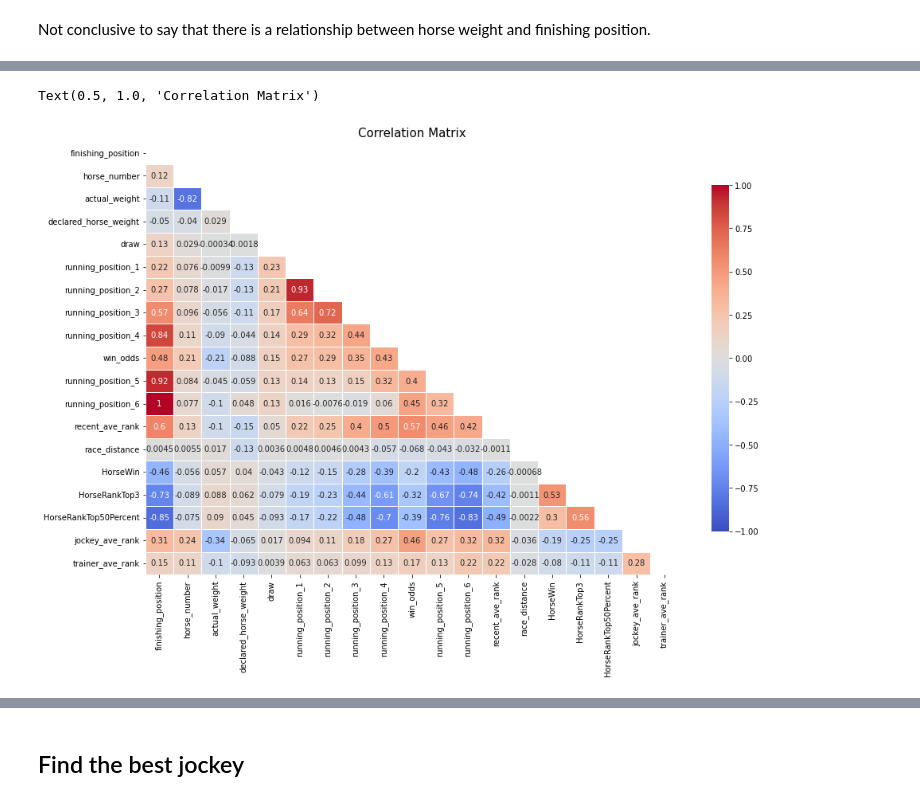
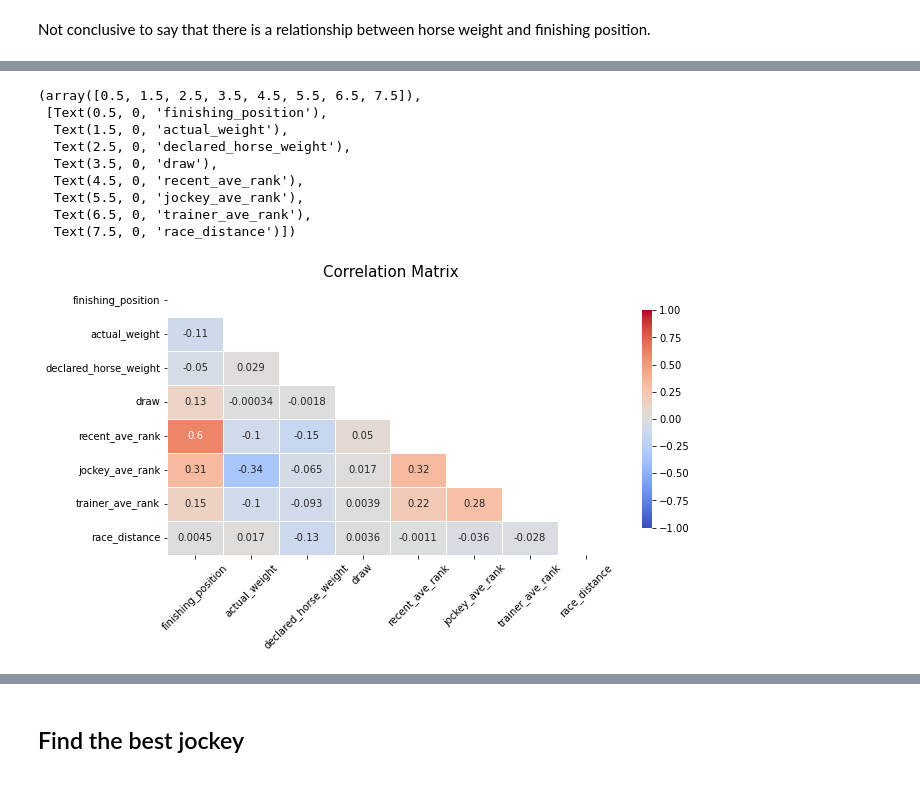
Before and after one commit to ethan-eplee/HorseRacePrediction, a Jupyter notebook: 02_eda.ipynb, the cells around one changed output, grey strips where cells are left out. Saved outputs shown, nothing was run; the diff lists cells and outputs as text; code cells hidden in the pictures.

```diff
--- a/02_eda.ipynb
+++ b/02_eda.ipynb
@@ -200,17 +211,32 @@ time: 15 ms (started: 2022-10-19 00:31:29 +08:00)
 # %%
+# keep only features we want
+cols = ['finishing_position', 'actual_weight', 'declared_horse_weight', 'draw', 'recent_ave_rank',
+        'jockey_ave_rank','trainer_ave_rank', 'race_distance']
+
 # view the correlation matrix
-corr = df_train.corr()
+corr = df_train[cols].corr()
 
 # do a mask to hide the upper triangle
 mask = np.zeros_like(corr, dtype=np.bool)
 mask[np.triu_indices_from(mask)] = True
 
 # plot the heatmap with the mask and correct aspect ratio
-plt.figure(figsize=(15, 10))
+plt.figure(figsize=(10, 5))
 sns.heatmap(corr, mask=mask, cmap='coolwarm', vmax=1, vmin=-1,
             center=0, square=False, linewidths=.5,
             cbar_kws={"shrink": .8}, annot=True)
 plt.title('Correlation Matrix', fontsize=15)
+
+# rotate the ticklabels for easier reading
+plt.xticks(rotation=45)
 # %% [output]
-Text(0.5, 1.0, 'Correlation Matrix')
+(array([0.5, 1.5, 2.5, 3.5, 4.5, 5.5, 6.5, 7.5]),
+ [Text(0.5, 0, 'finishing_position'),
+  Text(1.5, 0, 'actual_weight'),
+  Text(2.5, 0, 'declared_horse_weight'),
+  Text(3.5, 0, 'draw'),
+  Text(4.5, 0, 'recent_ave_rank'),
+  Text(5.5, 0, 'jockey_ave_rank'),
+  Text(6.5, 0, 'trainer_ave_rank'),
+  Text(7.5, 0, 'race_distance')])
-[figure, old version]
+[figure, new version]
```
Also changed, not shown: parts of 32 cells of this notebook, 31 other files.
